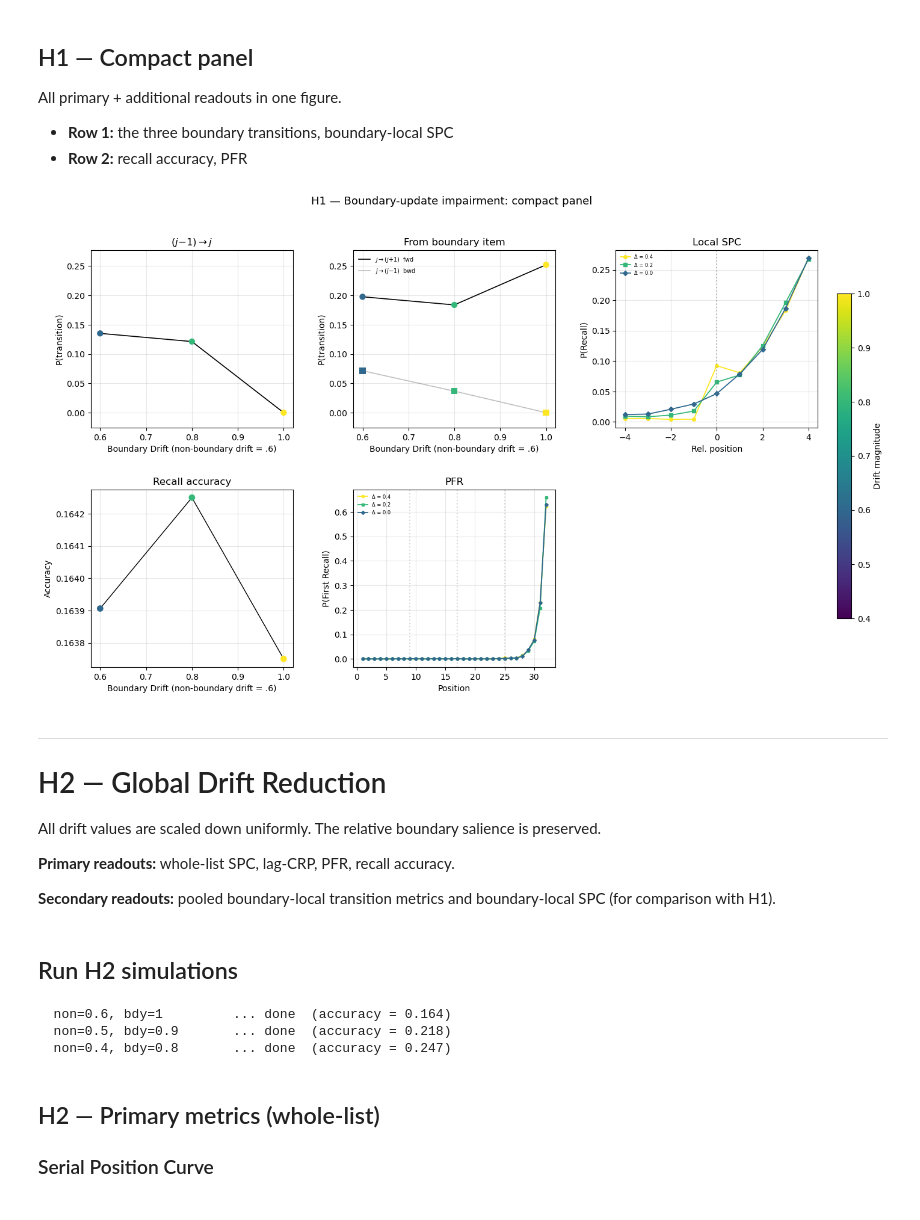
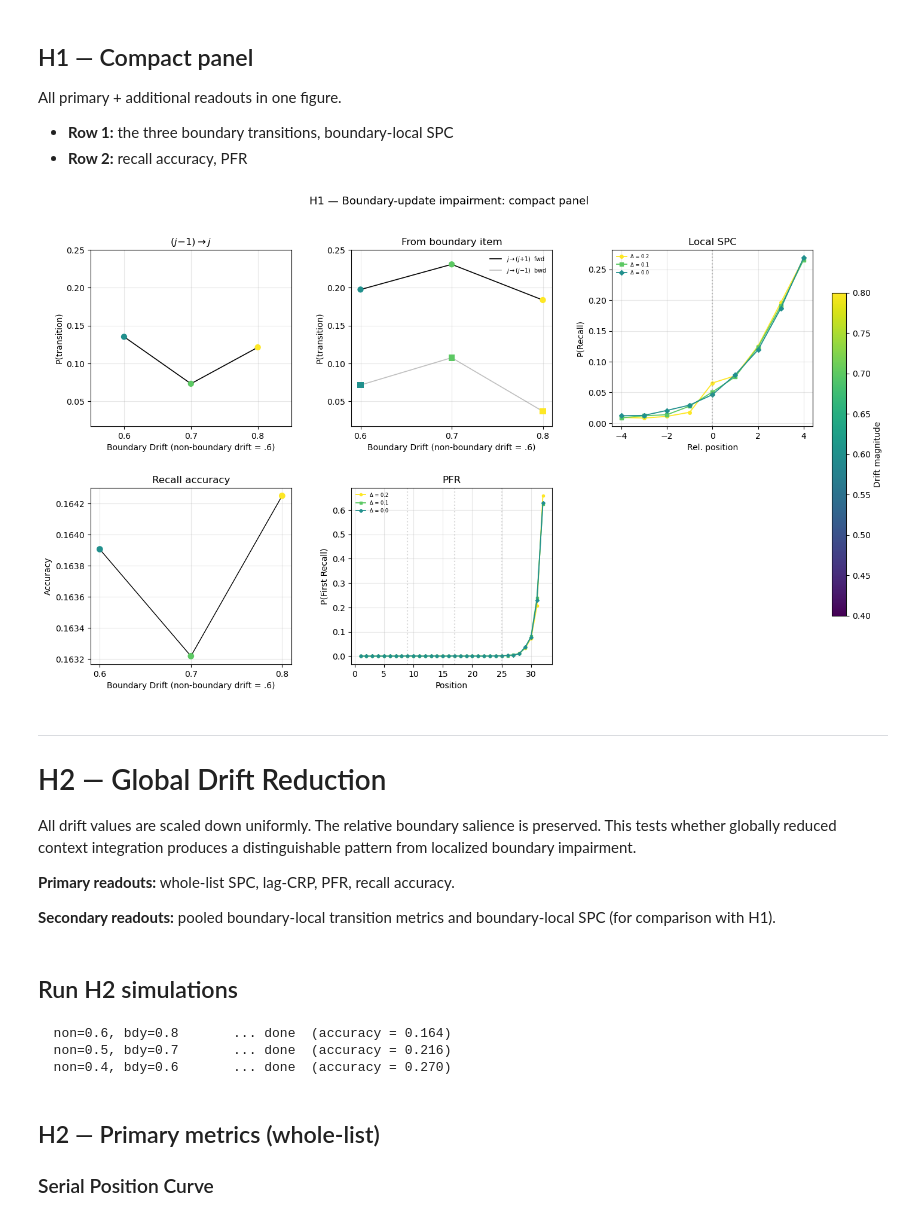
Before and after one commit to beaverjuly/PTSD_MemorySegmentation, a Jupyter notebook: external/CMR_SEM/CMR_boundary_sim/CMR_boundary_sim.ipynb, the cells around one changed output. Drawn from its saved outputs; the diff is of its cells as text; code cells hidden in the pictures.

```diff
--- a/external/CMR_SEM/CMR_boundary_sim/CMR_boundary_sim.ipynb
+++ b/external/CMR_SEM/CMR_boundary_sim/CMR_boundary_sim.ipynb
@@ -101,7 +115,7 @@ for b_non, b_bdy in h2_params:
 
 # ── Unified viridis colour scheme by drift MAGNITUDE, range 0.4–0.8 ──
 cmap = plt.get_cmap('viridis')
-DRIFT_NORM = mpl.colors.Normalize(vmin=0.4, vmax=1.0)
+DRIFT_NORM = mpl.colors.Normalize(vmin=0.4, vmax=0.8)
 
 # H1: colour key = boundary-item drift magnitude B_j = 0.6 + Δ
 B_NON = 0.6
@@ -305,7 +331,7 @@ plt.show()
 SPC in a local window around each boundary, averaged across
 all three boundary positions.
 # %%
-fig, ax = plt.subplots(figsize=(8, 4))
+fig, ax = plt.subplots(figsize=(6, 4.5))
 
 for label, res in h1_results.items():
     rel, mspc, se = boundary_local_spc(res['recall_sims'], N)
@@ -356,7 +382,7 @@ plt.show()
 # %% [markdown]
 ## H1 — Secondary summary: PFR
 # %%
-fig, ax = plt.subplots(figsize=(8, 5))
+fig, ax = plt.subplots(figsize=(10, 4.5))
 
 for label, res in h1_results.items():
     pfr = compute_pfr(res['recall_sims'], N)
@@ -412,8 +438,8 @@ axs[0, 0].scatter(h1_x_drift, y, c=h1_point_colors, s=55,
                    edgecolor='none', zorder=3)
 axs[0, 0].set(xlabel=r'Boundary Drift (non-boundary drift = .6)', ylabel='P(transition)',
               title=r'$(j{-}1) \to j$')
-ax.set_xlim(0.55, 1.05)
-ax.set_xticks([0.6, 0.8, 1.0])
+axs[0, 0].set_xlim(0.55, 0.85)
+axs[0, 0].set_xticks([0.6, 0.7, 0.8])
 
 # ── Row 0, col 1: j → (j-1) and j → (j+1) ──
 y_back = [h1_bdy_back[f'Δ = {d:.1f}'] for d in h1_deltas]
@@ -431,8 +457,8 @@ axs[0, 1].scatter(h1_x_drift, y_back, c=h1_point_colors, s=55,
 
 axs[0, 1].set(xlabel=r'Boundary Drift (non-boundary drift = .6)', ylabel='P(transition)',
               title='From boundary item')
-ax.set_xlim(0.55, 1.05)
-ax.set_xticks([0.6, 0.8, 1.0])
+axs[0, 0].set_xlim(0.55, 0.85)
+axs[0, 1].set_xticks([0.6, 0.7, 0.8])
 axs[0, 1].legend(frameon=False, fontsize=7)
 
 # ── Row 0, col 2: boundary-local SPC ──
@@ -462,45 +488,47 @@ axs[1, 0].scatter(h1_x_drift, accs, c=h1_point_colors, s=60,
                   edgecolor='none', zorder=3)
 axs[1, 0].set(xlabel=r'Boundary Drift (non-boundary drift = .6)', ylabel='Accuracy',
               title='Recall accuracy')
-ax.set_xlim(0.55, 1.05)
-ax.set_xticks([0.6, 0.8, 1.0])
+axs[0, 0].set_xlim(0.55, 0.85)
+axs[1, 0].set_xticks([0.6, 0.7, 0.8])
 
 # ── Row 1, col 1: PFR ──
 for label, res in h1_results.items():
     pfr = compute_pfr(res['recall_sims'], N)
     c = h1_cmap(h1_norm_drift(h1_drift_map[label]))
     axs[1, 1].plot(positions, pfr, marker=h1_markers[label],
                    color=c, lw=1.3, ms=3, label=label)
 for bp in bps:
     axs[1, 1].axvline(bp, color='gray', ls=':', alpha=0.3)
 axs[1, 1].set(xlabel='Position', ylabel='P(First Recall)',
               title='PFR')
 axs[1, 1].legend(frameon=False, fontsize=6)
 
 # ── Row 1, col 2: blank / hide ──
 axs[1, 2].axis('off')
 
 for ax in axs.flat:
     if ax.axison:
         ax.grid(alpha=0.3)
 
 # Colorbar: drift magnitude  0.4–0.8
 cax = fig.add_axes([0.90, 0.20, 0.015, 0.60])
 sm = mpl.cm.ScalarMappable(norm=DRIFT_NORM, cmap=h1_cmap)
 sm.set_array([])
 cbar = fig.colorbar(sm, cax=cax)
 cbar.set_label('Drift magnitude')
 
 fig.suptitle('H1 — Boundary-update impairment: compact panel', fontsize=13)
 plt.show()
 # %% [output]
-[figure, old version]
+[figure, new version]
 # %% [markdown]
 ---
 # H2 — Global Drift Reduction
 
 All drift values are scaled down uniformly.  The relative
-boundary salience is preserved.
+boundary salience is preserved.  This tests whether globally
+reduced context integration produces a distinguishable pattern
+from localized boundary impairment.
 
 **Primary readouts:** whole-list SPC, lag-CRP, PFR, recall accuracy.
 
@@ -516,9 +544,9 @@ for label, B in h2_schedules.items():
     acc = recall_accuracy(h2_results[label]['recall_sims'], N)
     print(f'done  (accuracy = {acc:.3f})')
 # %% [output]
-  non=0.6, bdy=1         ... done  (accuracy = 0.164)
-  non=0.5, bdy=0.9       ... done  (accuracy = 0.218)
-  non=0.4, bdy=0.8       ... done  (accuracy = 0.247)
+  non=0.6, bdy=0.8       ... done  (accuracy = 0.164)
+  non=0.5, bdy=0.7       ... done  (accuracy = 0.216)
+  non=0.4, bdy=0.6       ... done  (accuracy = 0.270)
 # %% [markdown]
 ## H2 — Primary metrics (whole-list)
 
```
Also changed, not shown: parts of 23 cells of this notebook, 35 other files.
